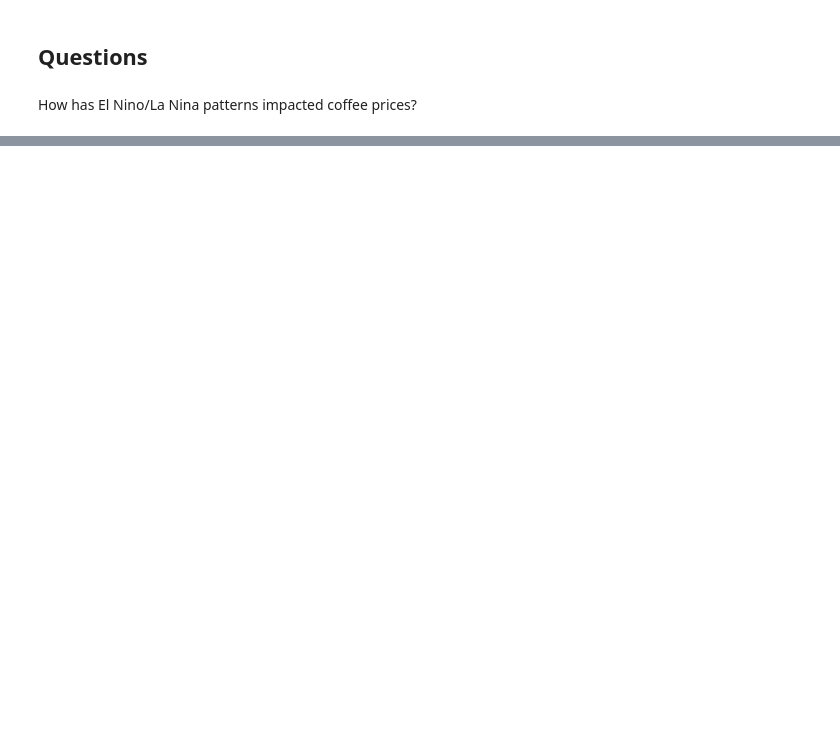
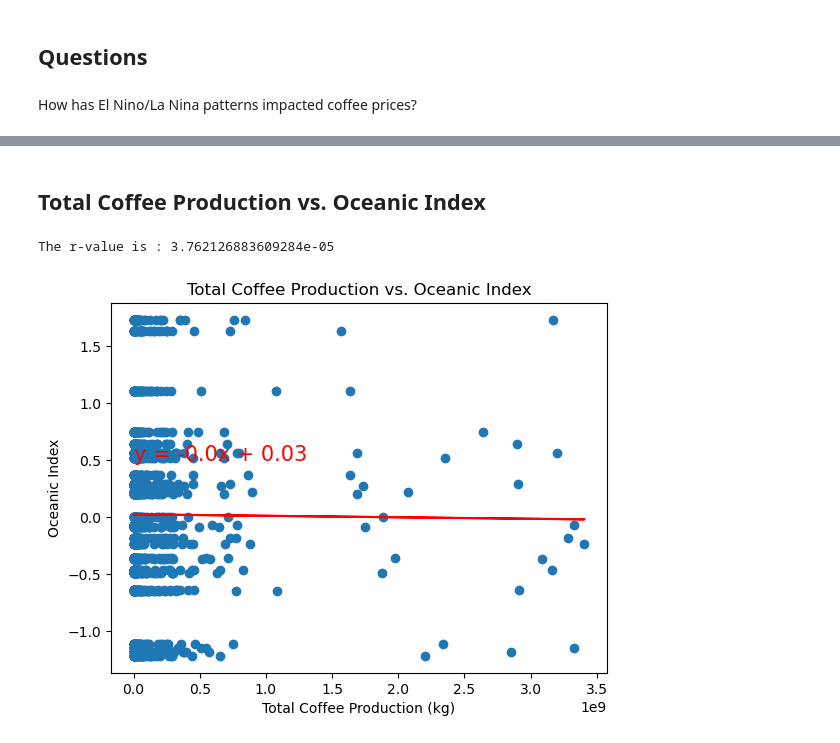
Before and after one commit to AAlbers341/project1_coffee_analysis, a Jupyter notebook: EDA/coffee_data_merged.ipynb, the cells around one changed output, grey strips where cells are left out. Saved outputs shown, nothing was run; the diff lists cells and outputs as text; code cells hidden in the pictures; blank space fills up the shorter version.

```diff
--- a/EDA/coffee_data_merged.ipynb
+++ b/EDA/coffee_data_merged.ipynb
@@ -58,0 +84,17 @@ plt.show()
+# %% [markdown]
+## Total Coffee Production vs. Oceanic Index
+# %%
+regression_analysis(coffee_data_df,'Total Production','Oceanic Index')
+
+# Config regression
+plt.xlabel('Total Coffee Production (kg)')
+plt.ylabel('Oceanic Index')
+plt.title('Total Coffee Production vs. Oceanic Index')
+
+# Save figure
+plt.savefig('../Visuals/regression_analysis/total_production_oceanic.png')
+
+plt.show()
+# %% [output]
+The r-value is : 3.762126883609284e-05
+[figure, added]
```
Also changed, not shown: parts of 10 cells of this notebook, 8 other files.
